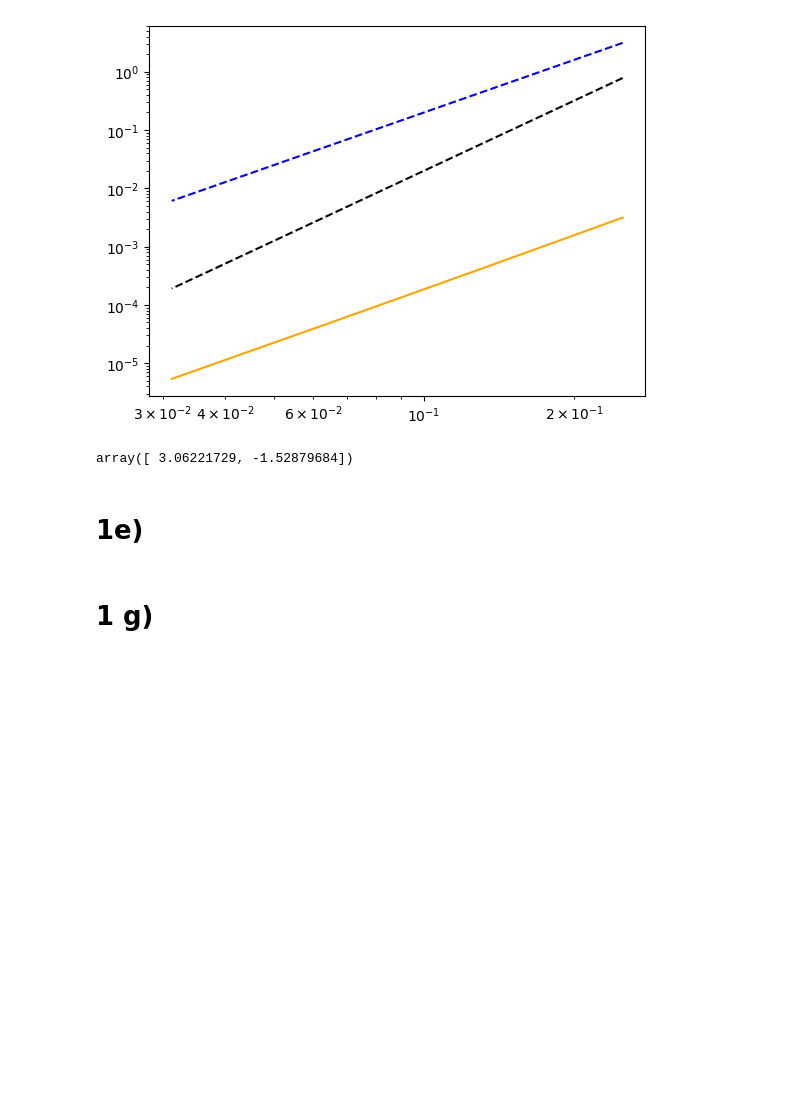
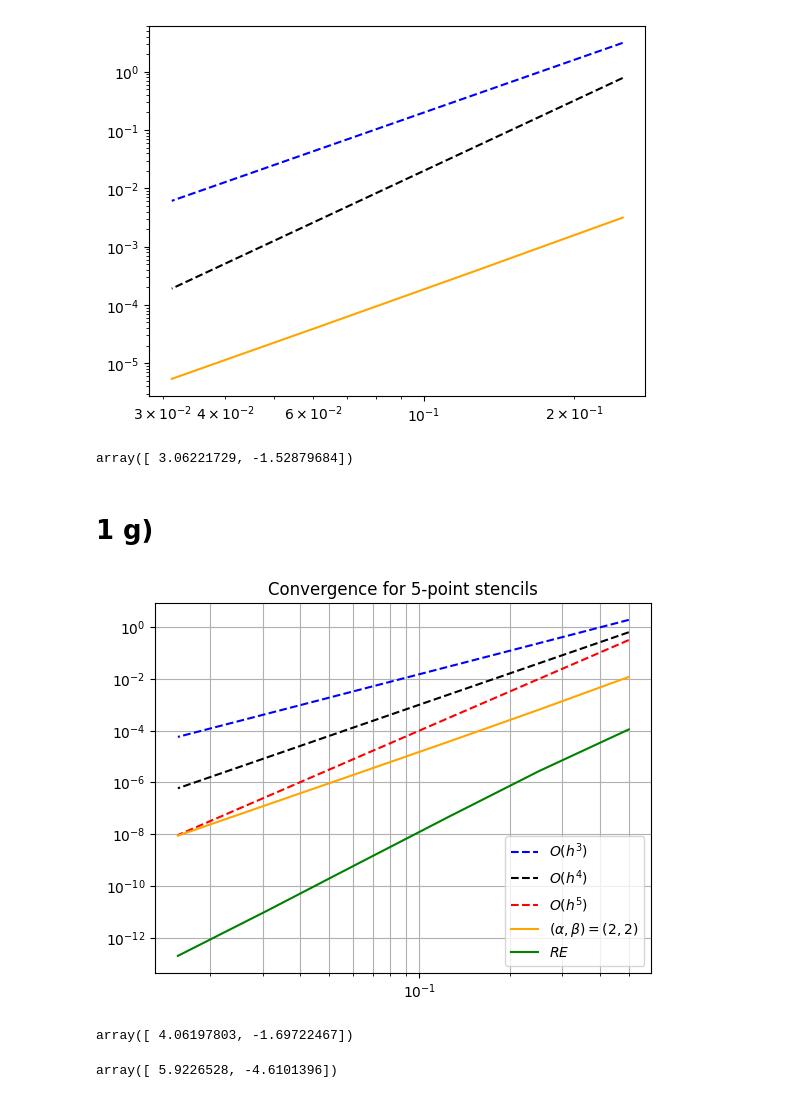
Before and after one commit to Maastrup/02687-SciFi-Computing, a Jupyter notebook: Assignment 1/uge1.ipynb, the cells around one changed output. Saved outputs shown, nothing was run; the diff lists cells and outputs as text; code cells hidden in the pictures; blank space fills up the shorter version.

```diff
--- a/Assignment 1/uge1.ipynb
+++ b/Assignment 1/uge1.ipynb
@@ -120,7 +122,80 @@ plt.show()
 np.polyfit(np.log(hs), np.log(errs), 1)
 # %% [output]
 array([ 3.06221729, -1.52879684])
-# %% [markdown]
-# 1e)
 # %% [markdown]
 # 1 g)
+# %%
+from scipy.special import factorial
+from finite_diff_functions import fdcoeffV_uniform
+from finite_diff_functions import der_approx_uniform
+
+def RichardsonExtrapolation(k: int, xbar: float, h, u_func, stencil, p):
+    Dh = der_approx_uniform(k, xbar, h, u_func, stencil)
+    Dh2 = der_approx_uniform(k, xbar, h/2, u_func, stencil)
+
+    return (2**p*Dh2 - Dh)/(2**p-1)
+# %%
+
+
+def u_func(x):
+    return np.exp(np.cos(x))
+
+
+# d1 = -np.sin(x)*np.exp(np.cos(x))
+d1 = 0 # x = 0
+d1 = -np.sin(1)*np.exp(np.cos(1))
+
+
+#d2 = -np.cos(x)*np.exp(np.cos(x))+(np.sin(x))**2*np.exp(np.cos(x))
+d2 = -np.exp(1) # x = 0
+
+
+
+
+hs = []
+errs = []
+xbar=1
+
+
+errs2 = []
+
+for i in range(1,7):
+
+    h = 1/2**(i)
+    #err = abs(sec_der(xbar,h,u_func,np.array([-2,-1,0,1,2])) - d2)
+    #err2 = abs(sec_der(xbar,h,u_func,np.array([-4,-3,-2,-1,0])) - d2)
+    err = abs(der_approx_uniform(1, xbar, h, u_func, np.array([-2,-1,0,1,2])) - d1)
+    err2 = abs(RichardsonExtrapolation(1, xbar, h, u_func, np.array([-2,-1,0,1,2]),4) - d1)
+
+
+    hs.append(h)
+    errs.append(err)
+    errs2.append(err2)
+
+hs = np.array(hs)
+errs = np.array(errs)
+errs2 = np.array(errs2)
+#plt.rc('text', usetex=True)
+#plt.rc('font', family='serif')
+
+
+plt.loglog(hs,15*hs**3,"b--", label=r"$O(h^3)$")
+plt.loglog(hs,10*hs**4, 'k--', label=r"$O(h^4)$")
+plt.loglog(hs,10*hs**5, 'r--', label=r"$O(h^5)$")
+
+plt.loglog(hs,errs,color="orange", label=r"$(\alpha, \beta) = (2,2)$")
+plt.loglog(hs,errs2,color="g", label=r"$RE$")
+plt.title("Convergence for 5-point stencils")
+plt.grid(True, which = 'both')
+plt.legend()
+plt.show()
+# %% [output]
+[figure, added]
+# %%
+np.polyfit(np.log(hs), np.log(errs), 1)
+# %% [output]
+array([ 4.06197803, -1.69722467])
+# %%
+np.polyfit(np.log(hs[3:]), np.log(errs2[3:]), 1)
+# %% [output]
+array([ 5.9226528, -4.6101396])
```
Also changed, not shown: parts of 5 cells of this notebook, 1 other file.
